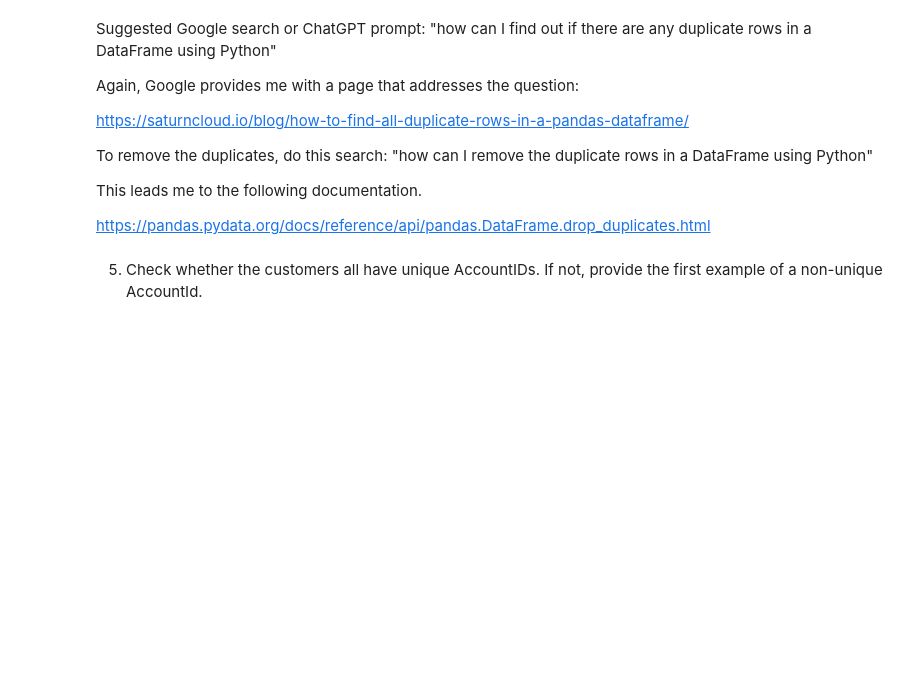
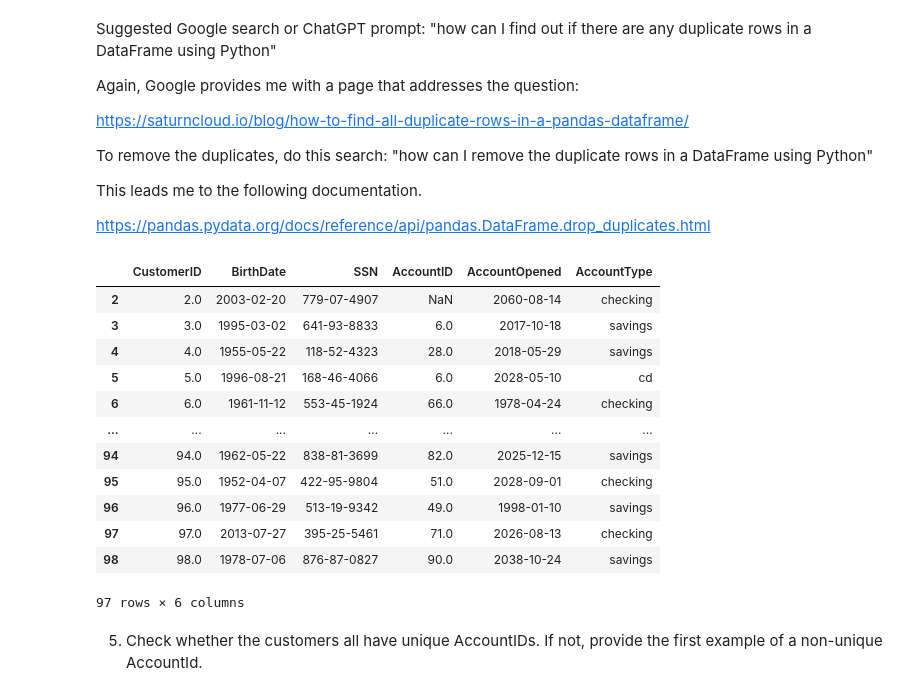
Before and after one commit to tetianakravchuk/AI-for-Leaders, a Jupyter notebook: Week1.ipynb, the cells around one changed output. Cells and saved outputs as stored; diff of their text form; code cells hidden in the pictures; blank space fills up the shorter version.

Commit message:
df.drop_duplicates()

```diff
--- a/Week1.ipynb
+++ b/Week1.ipynb
@@ -392,6 +418,22 @@ To remove the duplicates, do this search: "how can I remove the duplicate rows i
 This leads me to the following documentation.
 
 https://pandas.pydata.org/docs/reference/api/pandas.DataFrame.drop_duplicates.html
+# %%
+df_bank_datefix.drop_duplicates()
+# %% [output]
+|  | CustomerID | BirthDate | SSN | AccountID | AccountOpened | AccountType |
+| 2 | 2.0 | 2003-02-20 | 779-07-4907 | NaN | 2060-08-14 | checking |
+| 3 | 3.0 | 1995-03-02 | 641-93-8833 | 6.0 | 2017-10-18 | savings |
+| 4 | 4.0 | 1955-05-22 | 118-52-4323 | 28.0 | 2018-05-29 | savings |
+| 5 | 5.0 | 1996-08-21 | 168-46-4066 | 6.0 | 2028-05-10 | cd |
+| 6 | 6.0 | 1961-11-12 | 553-45-1924 | 66.0 | 1978-04-24 | checking |
+| ... | ... | ... | ... | ... | ... | ... |
+| 94 | 94.0 | 1962-05-22 | 838-81-3699 | 82.0 | 2025-12-15 | savings |
+| 95 | 95.0 | 1952-04-07 | 422-95-9804 | 51.0 | 2028-09-01 | checking |
+| 96 | 96.0 | 1977-06-29 | 513-19-9342 | 49.0 | 1998-01-10 | savings |
+| 97 | 97.0 | 2013-07-27 | 395-25-5461 | 71.0 | 2026-08-13 | checking |
+| 98 | 98.0 | 1978-07-06 | 876-87-0827 | 90.0 | 2038-10-24 | savings |
+97 rows × 6 columns
 # %% [markdown]
 5. Check whether the customers all have unique AccountIDs.  If not, provide the first example of a non-unique AccountId.
 # %% [markdown]
```
Also changed, not shown: parts of 2 cells of this notebook.
